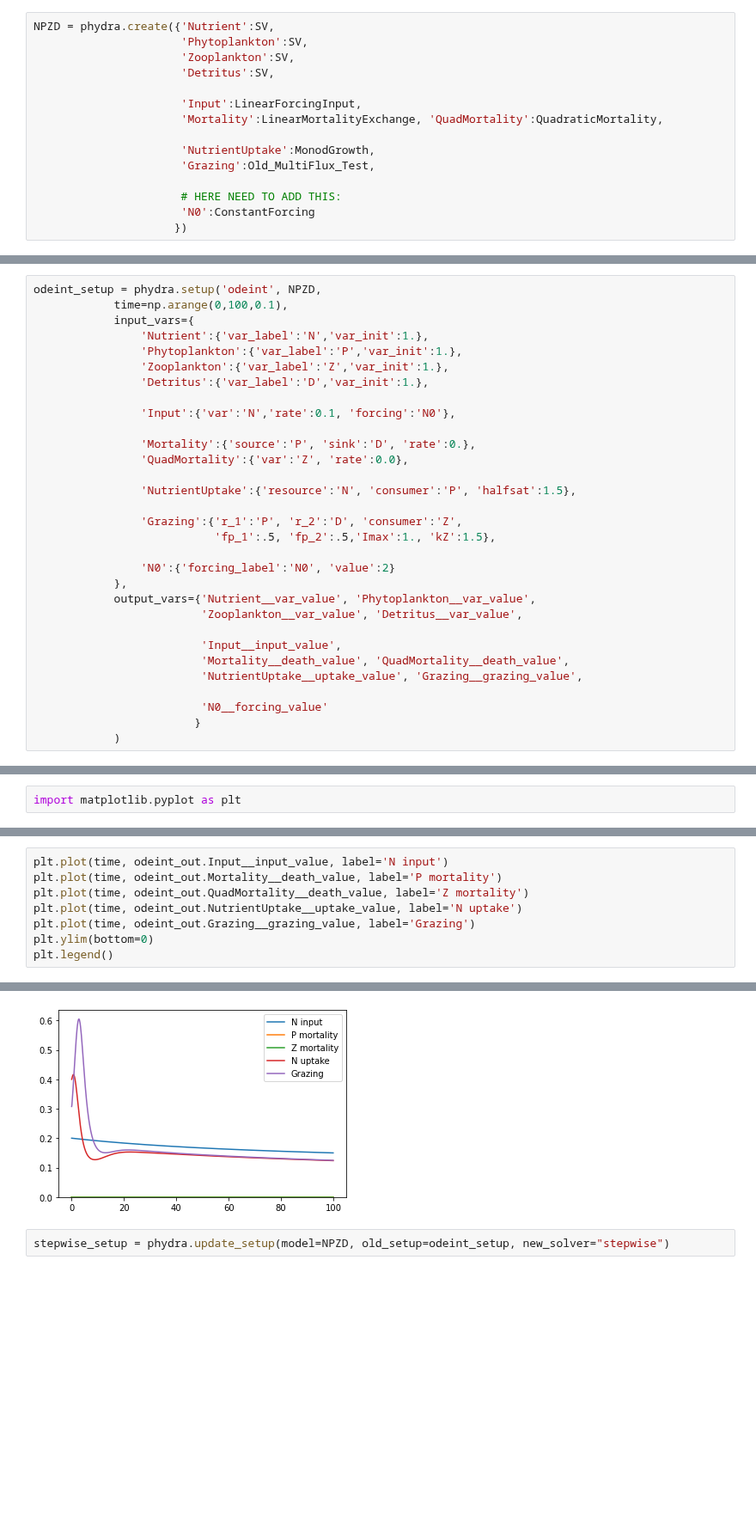
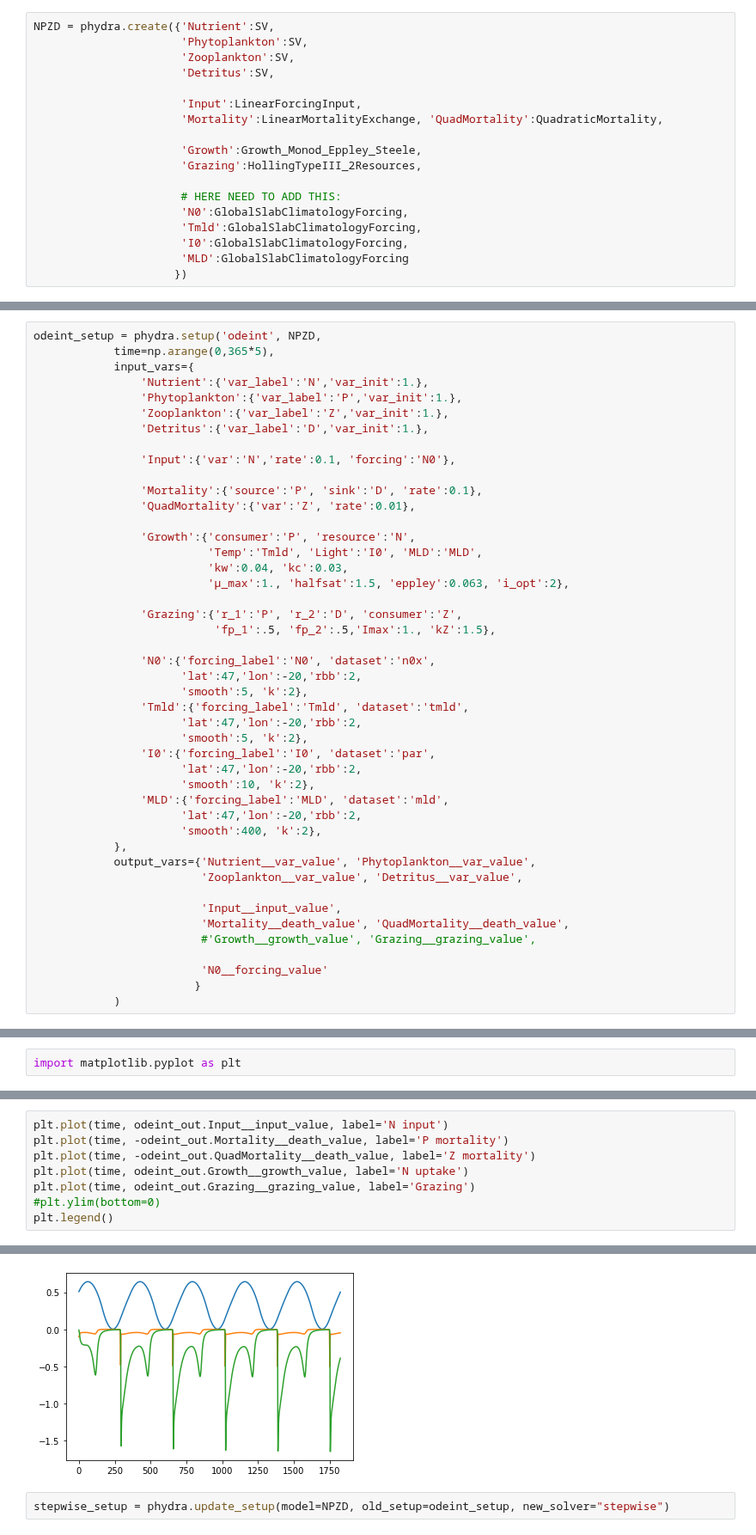
Before and after one commit to ben1post/phydra, a Jupyter notebook: prototypes/FINAL_NPZD_prototype.ipynb, the cells around one changed output, grey strips where cells are left out. Shown at 86% size. Cells and saved outputs as stored; diff of their text form; blank space fills up the shorter version.

```diff
--- a/prototypes/FINAL_NPZD_prototype.ipynb
+++ b/prototypes/FINAL_NPZD_prototype.ipynb
@@ -23,11 +43,14 @@ NPZD = phydra.create({'Nutrient':SV,
                       'Input':LinearForcingInput,
                       'Mortality':LinearMortalityExchange, 'QuadMortality':QuadraticMortality,
 
-                      'NutrientUptake':MonodGrowth,
-                      'Grazing':Old_MultiFlux_Test,
+                      'Growth':Growth_Monod_Eppley_Steele,
+                      'Grazing':HollingTypeIII_2Resources,
 
                       # HERE NEED TO ADD THIS:
-                      'N0':ConstantForcing
+                      'N0':GlobalSlabClimatologyForcing,
+                      'Tmld':GlobalSlabClimatologyForcing,
+                      'I0':GlobalSlabClimatologyForcing,
+                      'MLD':GlobalSlabClimatologyForcing
                      })
 # %%
 NPZD
@@ -52,6 +84,6 @@ Solver
 # %%
 odeint_setup = phydra.setup('odeint', NPZD,
-            time=np.arange(0,100,0.1),
+            time=np.arange(0,365*5),
             input_vars={
                 'Nutrient':{'var_label':'N','var_init':1.},
                 'Phytoplankton':{'var_label':'P','var_init':1.},
@@ -60,22 +92,36 @@ odeint_setup = phydra.setup('odeint', NPZD,
 
                 'Input':{'var':'N','rate':0.1, 'forcing':'N0'},
 
-                'Mortality':{'source':'P', 'sink':'D', 'rate':0.},
-                'QuadMortality':{'var':'Z', 'rate':0.0},
+                'Mortality':{'source':'P', 'sink':'D', 'rate':0.1},
+                'QuadMortality':{'var':'Z', 'rate':0.01},
 
-                'NutrientUptake':{'resource':'N', 'consumer':'P', 'halfsat':1.5},
+                'Growth':{'consumer':'P', 'resource':'N',
+                          'Temp':'Tmld', 'Light':'I0', 'MLD':'MLD',
+                          'kw':0.04, 'kc':0.03,
+                          'μ_max':1., 'halfsat':1.5, 'eppley':0.063, 'i_opt':2},
 
                 'Grazing':{'r_1':'P', 'r_2':'D', 'consumer':'Z',
                            'fp_1':.5, 'fp_2':.5,'Imax':1., 'kZ':1.5},
 
-                'N0':{'forcing_label':'N0', 'value':2}
+                'N0':{'forcing_label':'N0', 'dataset':'n0x',
+                      'lat':47,'lon':-20,'rbb':2,
+                      'smooth':5, 'k':2},
+                'Tmld':{'forcing_label':'Tmld', 'dataset':'tmld',
+                      'lat':47,'lon':-20,'rbb':2,
+                      'smooth':5, 'k':2},
+                'I0':{'forcing_label':'I0', 'dataset':'par',
+                      'lat':47,'lon':-20,'rbb':2,
+                      'smooth':10, 'k':2},
+                'MLD':{'forcing_label':'MLD', 'dataset':'mld',
+                      'lat':47,'lon':-20,'rbb':2,
+                      'smooth':400, 'k':2},
             },
             output_vars={'Nutrient__var_value', 'Phytoplankton__var_value',
                          'Zooplankton__var_value', 'Detritus__var_value',
 
                          'Input__input_value',
                          'Mortality__death_value', 'QuadMortality__death_value',
-                         'NutrientUptake__uptake_value', 'Grazing__grazing_value',
+                         #'Growth__growth_value', 'Grazing__grazing_value',
 
                          'N0__forcing_value'
                         }
@@ -137,9 +191,9 @@ plt.legend()
 # %%
 plt.plot(time, odeint_out.Input__input_value, label='N input')
-plt.plot(time, odeint_out.Mortality__death_value, label='P mortality')
-plt.plot(time, odeint_out.QuadMortality__death_value, label='Z mortality')
-plt.plot(time, odeint_out.NutrientUptake__uptake_value, label='N uptake')
+plt.plot(time, -odeint_out.Mortality__death_value, label='P mortality')
+plt.plot(time, -odeint_out.QuadMortality__death_value, label='Z mortality')
+plt.plot(time, odeint_out.Growth__growth_value, label='N uptake')
 plt.plot(time, odeint_out.Grazing__grazing_value, label='Grazing')
-plt.ylim(bottom=0)
+#plt.ylim(bottom=0)
 plt.legend()
 # %% [output]
@@ -147,4 +201,4 @@ plt.legend()
-[figure, old version]
+[figure, new version]
 # %%
 stepwise_setup = phydra.update_setup(model=NPZD, old_setup=odeint_setup, new_solver="stepwise")
 # %%
```
Also changed, not shown: parts of 15 cells of this notebook, 12 other files.
